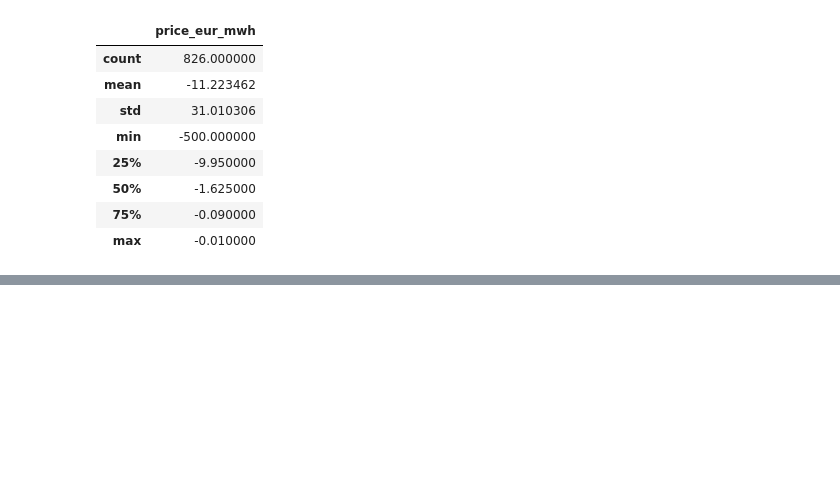
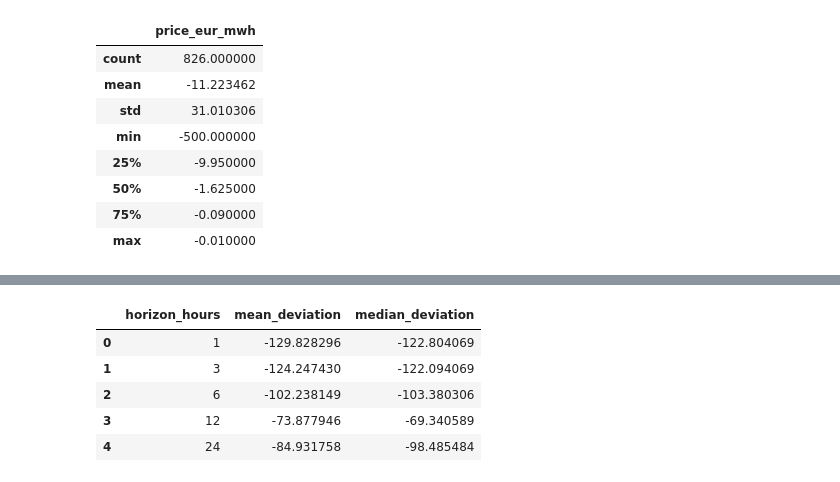
Before and after one commit to 1412richa/de-power-price-analysis, a Jupyter notebook: notebooks/explore_prices.ipynb, the cells around one changed output, grey strips where cells are left out. Cells and saved outputs as stored; diff of their text form; code cells hidden in the pictures; blank space fills up the shorter version.

```diff
--- a/notebooks/explore_prices.ipynb
+++ b/notebooks/explore_prices.ipynb
@@ -60,0 +99,26 @@ df[df['price_eur_mwh'] < 0].describe()
+# %%
+# Control for the hour of the day
+hourly_avg = df.groupby(df.index.hour)["price_eur_mwh"].mean()
+
+results_relative = {h: [] for h in horizons}
+for t in neg_times:
+    for h in horizons:
+        future_t = t + pd.Timedelta(hours=h)
+        if future_t in df.index:
+            actual = df.loc[future_t, "price_eur_mwh"]
+            typical_for_that_hour = hourly_avg[future_t.hour]
+            results_relative[h].append(actual - typical_for_that_hour)
+
+summary_relative = pd.DataFrame({
+    "horizon_hours": horizons,
+    "mean_deviation": [pd.Series(results_relative[h]).mean() for h in horizons],
+    "median_deviation": [pd.Series(results_relative[h]).median() for h in horizons],
+})
+summary_relative
+# %% [output]
+|  | horizon_hours | mean_deviation | median_deviation |
+| 0 | 1 | -129.828296 | -122.804069 |
+| 1 | 3 | -124.247430 | -122.094069 |
+| 2 | 6 | -102.238149 | -103.380306 |
+| 3 | 12 | -73.877946 | -69.340589 |
+| 4 | 24 | -84.931758 | -98.485484 |
```
Also changed, not shown: parts of 5 cells of this notebook, 1 other file.
